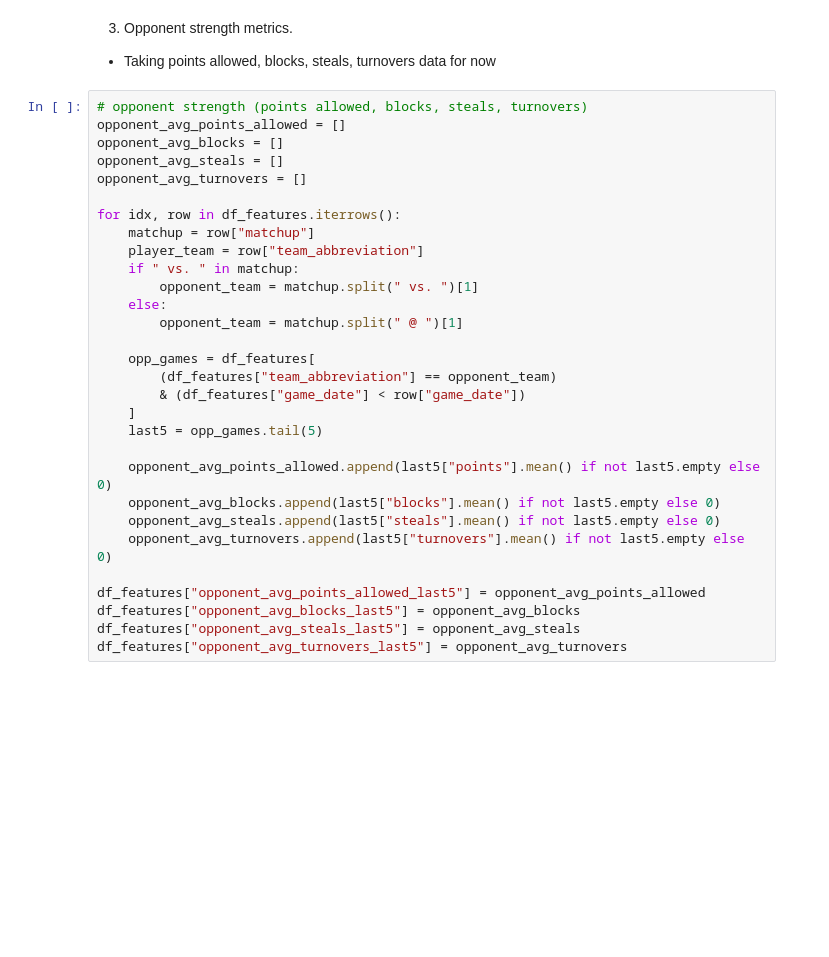
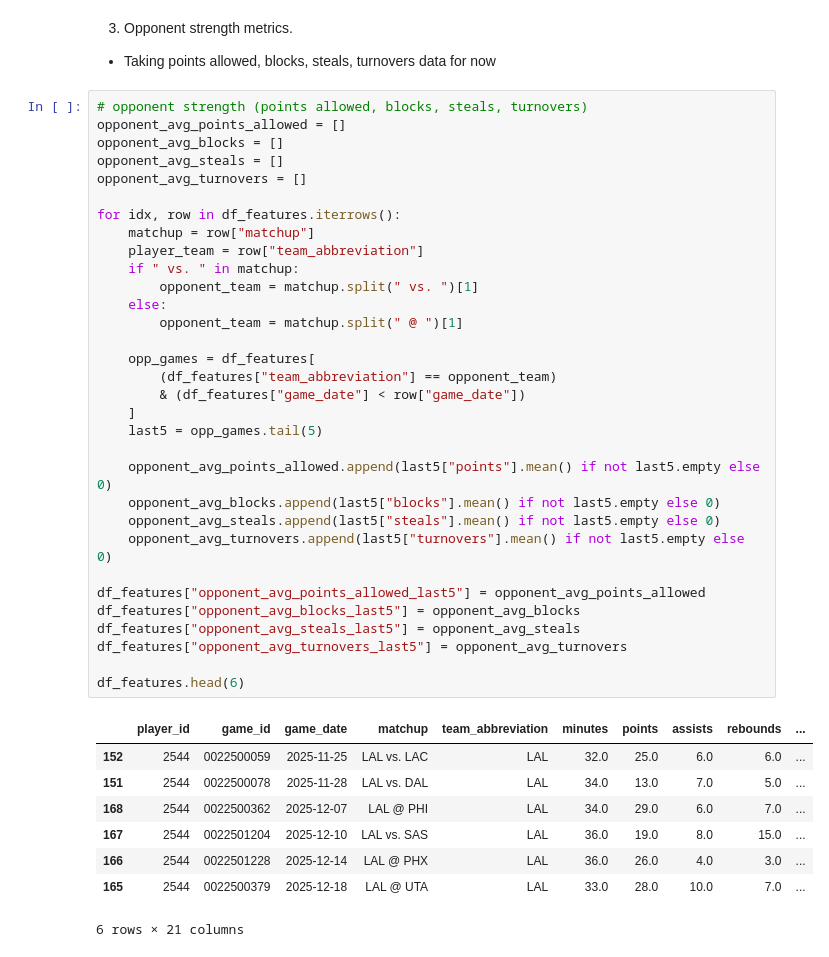
Before and after one commit to klutzyk/gamblr, a Jupyter notebook: ml/notebooks/experimental.ipynb, the cells around one changed output. Cells and saved outputs as stored; diff of their text form; blank space fills up the shorter version.

Commit message:
create experimental points prediction model

```diff
--- a/ml/notebooks/experimental.ipynb
+++ b/ml/notebooks/experimental.ipynb
@@ -100,30 +100,41 @@ df_features.head(6)
 # %%
 # opponent strength (points allowed, blocks, steals, turnovers)
 opponent_avg_points_allowed = []
 opponent_avg_blocks = []
 opponent_avg_steals = []
 opponent_avg_turnovers = []
 
 for idx, row in df_features.iterrows():
     matchup = row["matchup"]
     player_team = row["team_abbreviation"]
     if " vs. " in matchup:
         opponent_team = matchup.split(" vs. ")[1]
     else:
         opponent_team = matchup.split(" @ ")[1]
 
     opp_games = df_features[
         (df_features["team_abbreviation"] == opponent_team)
         & (df_features["game_date"] < row["game_date"])
     ]
     last5 = opp_games.tail(5)
 
     opponent_avg_points_allowed.append(last5["points"].mean() if not last5.empty else 0)
     opponent_avg_blocks.append(last5["blocks"].mean() if not last5.empty else 0)
     opponent_avg_steals.append(last5["steals"].mean() if not last5.empty else 0)
     opponent_avg_turnovers.append(last5["turnovers"].mean() if not last5.empty else 0)
 
 df_features["opponent_avg_points_allowed_last5"] = opponent_avg_points_allowed
 df_features["opponent_avg_blocks_last5"] = opponent_avg_blocks
 df_features["opponent_avg_steals_last5"] = opponent_avg_steals
 df_features["opponent_avg_turnovers_last5"] = opponent_avg_turnovers
+
+df_features.head(6)
+# %% [output]
+|  | player_id | game_id | game_date | matchup | team_abbreviation | minutes | points | assists | rebounds | ... |
+| 152 | 2544 | 0022500059 | 2025-11-25 | LAL vs. LAC | LAL | 32.0 | 25.0 | 6.0 | 6.0 | ... |
+| 151 | 2544 | 0022500078 | 2025-11-28 | LAL vs. DAL | LAL | 34.0 | 13.0 | 7.0 | 5.0 | ... |
+| 168 | 2544 | 0022500362 | 2025-12-07 | LAL @ PHI | LAL | 34.0 | 29.0 | 6.0 | 7.0 | ... |
+| 167 | 2544 | 0022501204 | 2025-12-10 | LAL vs. SAS | LAL | 36.0 | 19.0 | 8.0 | 15.0 | ... |
+| 166 | 2544 | 0022501228 | 2025-12-14 | LAL @ PHX | LAL | 36.0 | 26.0 | 4.0 | 3.0 | ... |
+| 165 | 2544 | 0022500379 | 2025-12-18 | LAL @ UTA | LAL | 33.0 | 28.0 | 10.0 | 7.0 | ... |
+6 rows × 21 columns
```
Also changed, not shown: parts of 9 cells of this notebook, 2 other files.
